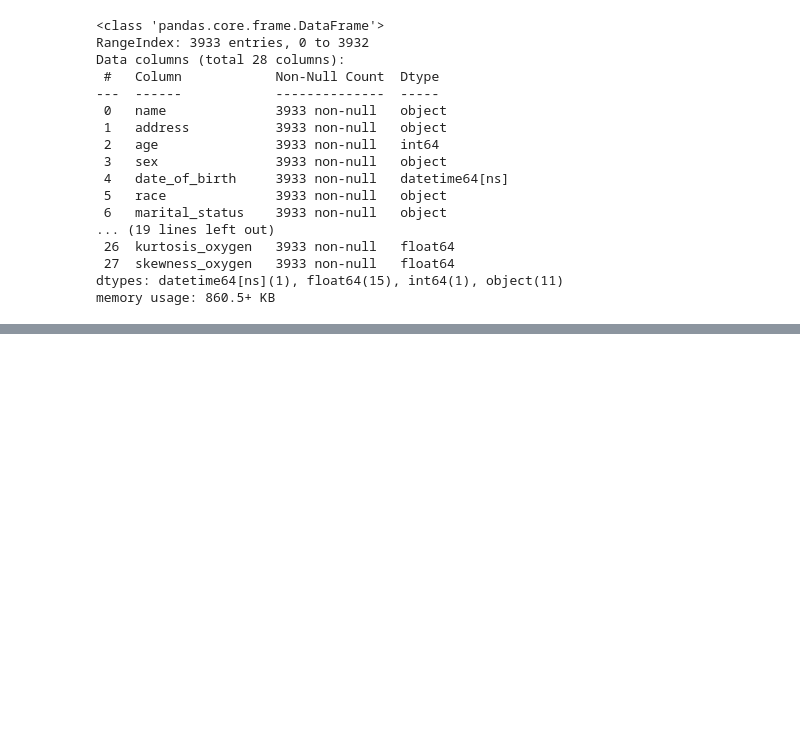
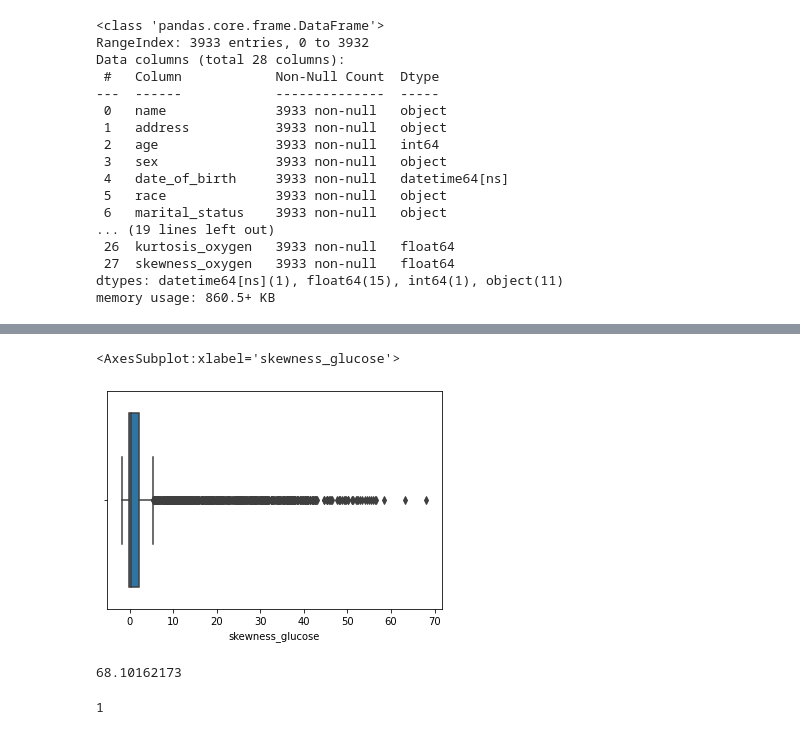
Before and after one commit to martinbudinsky3/diabetes-prediction, a Jupyter notebook: Budinsky_Balekova_Predspracovanie.ipynb, the cells around one changed output, grey strips where cells are left out. Cells and saved outputs as stored; diff of their text form; code cells hidden in the pictures; blank space fills up the shorter version.

```diff
--- a/Budinsky_Balekova_Predspracovanie.ipynb
+++ b/Budinsky_Balekova_Predspracovanie.ipynb
@@ -1226,0 +1289,33 @@ memory usage: 860.5+ KB
+# %%
+class Outliers():
+
+    def __init__(self, atributes):
+        self.atributes = atributes
+
+    def fit(self, df, y = None):
+        return self
+
+    def transform(self, df, y = None):
+        for atr in self.atributes:
+            self.detect_outliers(atr, df)
+        return df
+
+    def detect_outliers(self, atr, df):
+        print(atr)
+        Q1 = np.percentile(df[atr], 25, interpolation = 'midpoint')
+        Q3 = np.percentile(df[atr], 75, interpolation = 'midpoint')
+
+        print('Q1', Q1)
+        print('Q3', Q3)
+
+        IQR = Q3 - Q1
+        below = Q1-1.5*IQR
+        above = Q3+1.5*IQR
+
+        Q5 = np.percentile(df[atr], 5, interpolation = 'midpoint')
+        Q95 = np.percentile(df[atr], 95, interpolation = 'midpoint')
+
+        df[atr].loc[df[atr] < below] = Q5
+        df[atr].loc[df[atr] > above] = Q95
+
+        return df
@@ -1226,0 +1324,8 @@ memory usage: 860.5+ KB
+# %%
+outliers = ['skewness_glucose', 'fnlwgt','age', 'capital_gain', 'capital_loss', 'mean_glucose', 'std_glucose', 'kurtosis_glucose','mean_oxygen', 'std_oxygen', 'skewness_oxygen', 'kurtosis_oxygen']
+
+pipelines = Pipeline( steps = [
+    ('outliers', Outliers(outliers))
+])
+
+train_data = pipelines.fit_transform(train_data)
@@ -1226,0 +1367,13 @@ memory usage: 860.5+ KB
+# %%
+sns.boxplot(x=train_data['skewness_glucose'])
+# %% [output]
+<AxesSubplot:xlabel='skewness_glucose'>
+[figure, added]
+# %%
+train_data['skewness_glucose'].max()
+# %% [output]
+68.10162173
+# %%
+train_data['skewness_glucose'].value_counts().max()
+# %% [output]
+1
```
Also changed, not shown: parts of 109 cells of this notebook.
